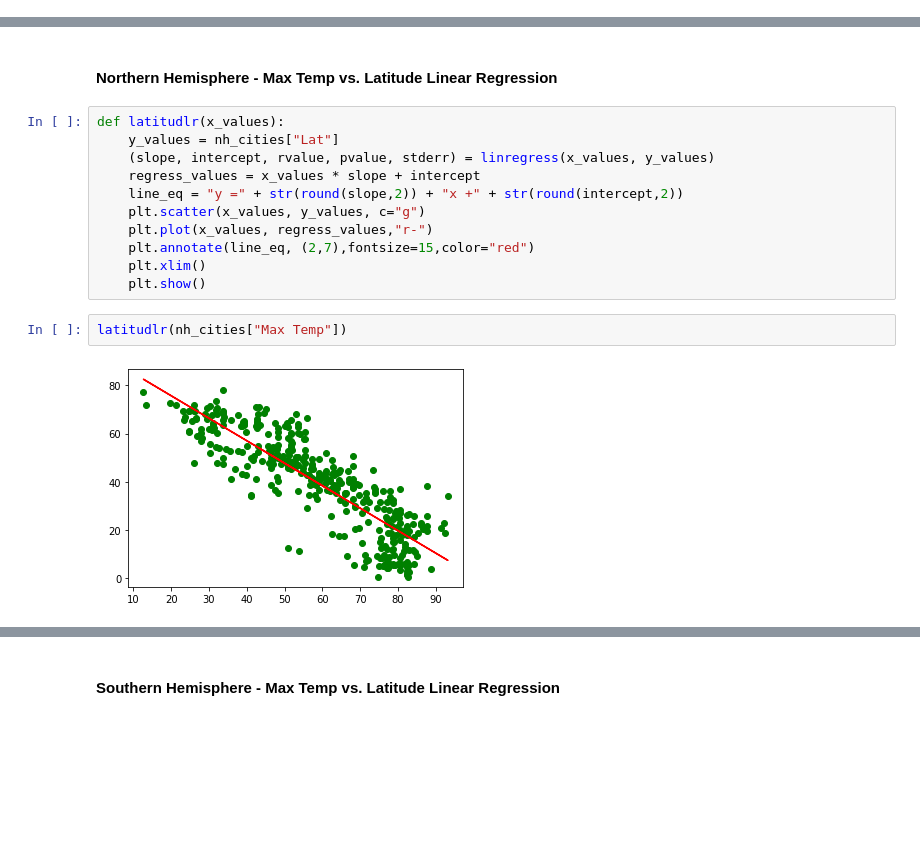
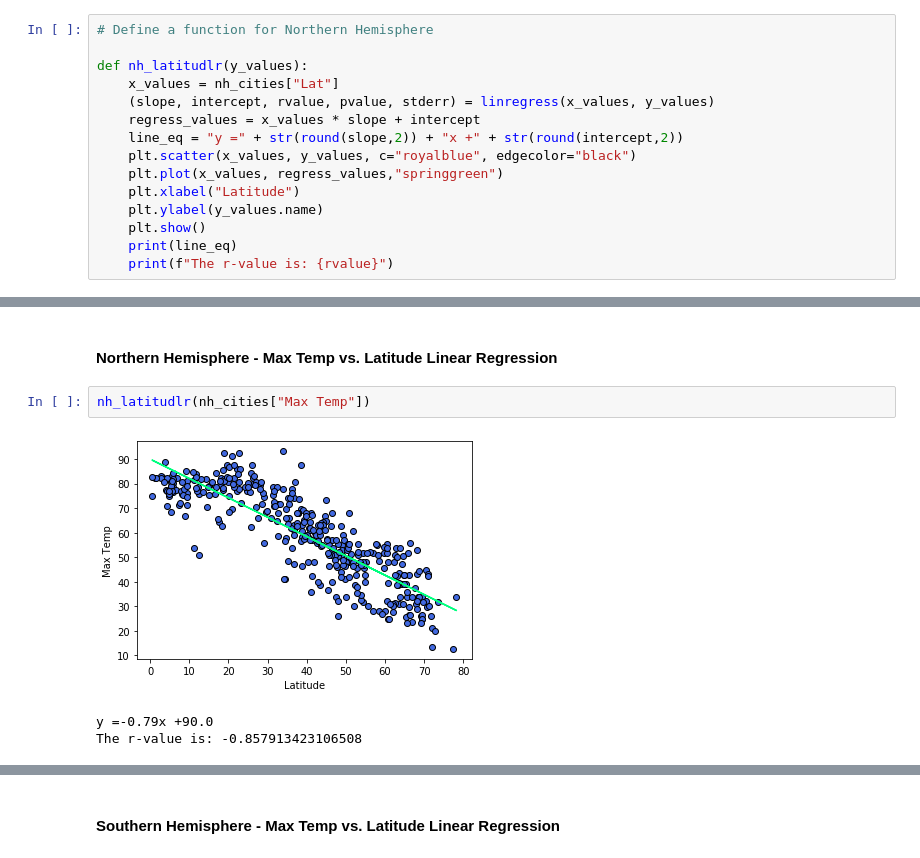
Before and after one commit to manuelamc14/api-demostrations, a Jupyter notebook: WeatherPy/WeatherPy.ipynb, the cells around one changed output, grey strips where cells are left out. Cells and saved outputs as stored; diff of their text form; blank space fills up the shorter version.

```diff
--- a/WeatherPy/WeatherPy.ipynb
+++ b/WeatherPy/WeatherPy.ipynb
@@ -360,4 +289,19 @@ nh_cities.describe()
 | 50% | 41.190000 | 24.960000 | 59.000000 | 80.000000 | 56.000000 | 6.645000 | 1.602037e+09 |
 | 75% | 54.517500 | 87.090000 | 76.645000 | 89.250000 | 90.000000 | 10.502500 | 1.602037e+09 |
 | max | 78.220000 | 179.320000 | 93.200000 | 100.000000 | 100.000000 | 42.840000 | 1.602038e+09 |
+# %%
+# Define a function for Northern Hemisphere
+
+def nh_latitudlr(y_values):
+    x_values = nh_cities["Lat"]
+    (slope, intercept, rvalue, pvalue, stderr) = linregress(x_values, y_values)
+    regress_values = x_values * slope + intercept
+    line_eq = "y =" + str(round(slope,2)) + "x +" + str(round(intercept,2))
+    plt.scatter(x_values, y_values, c="royalblue", edgecolor="black")
+    plt.plot(x_values, regress_values,"springgreen")
+    plt.xlabel("Latitude")
+    plt.ylabel(y_values.name)
+    plt.show()
+    print(line_eq)
+    print(f"The r-value is: {rvalue}")
 # %%
@@ -376,17 +336,8 @@ sh_cities.describe()
 # %% [markdown]
 ####  Northern Hemisphere - Max Temp vs. Latitude Linear Regression
-# %%
-def latitudlr(x_values):
-    y_values = nh_cities["Lat"]
-    (slope, intercept, rvalue, pvalue, stderr) = linregress(x_values, y_values)
-    regress_values = x_values * slope + intercept
-    line_eq = "y =" + str(round(slope,2)) + "x +" + str(round(intercept,2))
-    plt.scatter(x_values, y_values, c="g")
-    plt.plot(x_values, regress_values,"r-")
-    plt.annotate(line_eq, (2,7),fontsize=15,color="red")
-    plt.xlim()
-    plt.show()
 # %%
-latitudlr(nh_cities["Max Temp"])
+nh_latitudlr(nh_cities["Max Temp"])
 # %% [output]
-[figure, old version]
+[figure, new version]
+y =-0.79x +90.0
+The r-value is: -0.857913423106508
```
Also changed, not shown: parts of 41 cells of this notebook, 6 other files.
